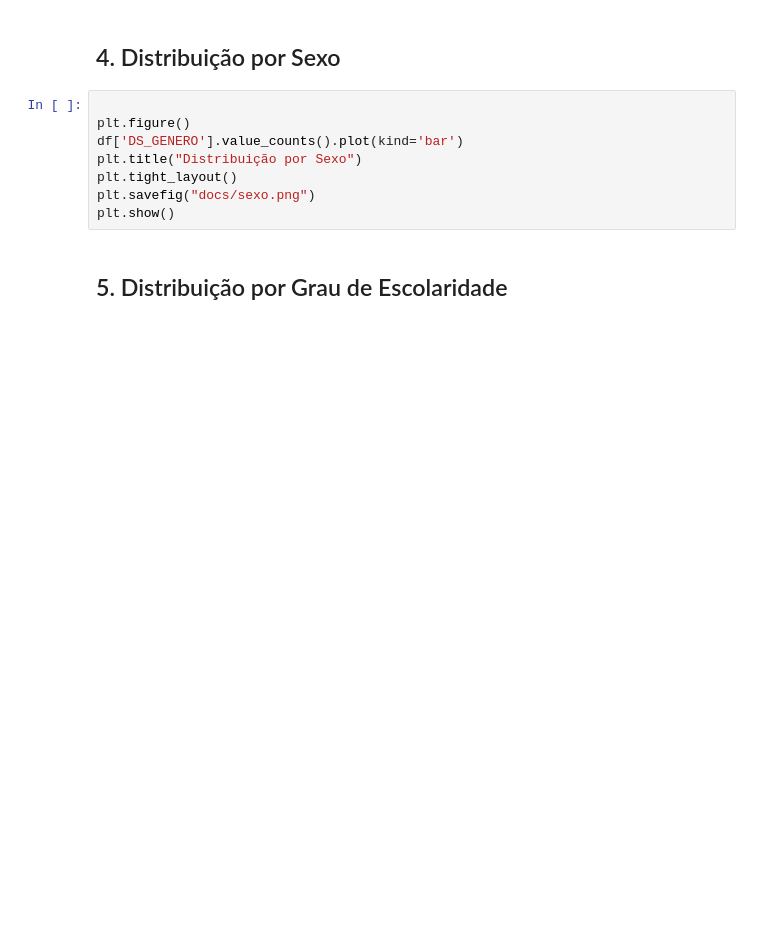
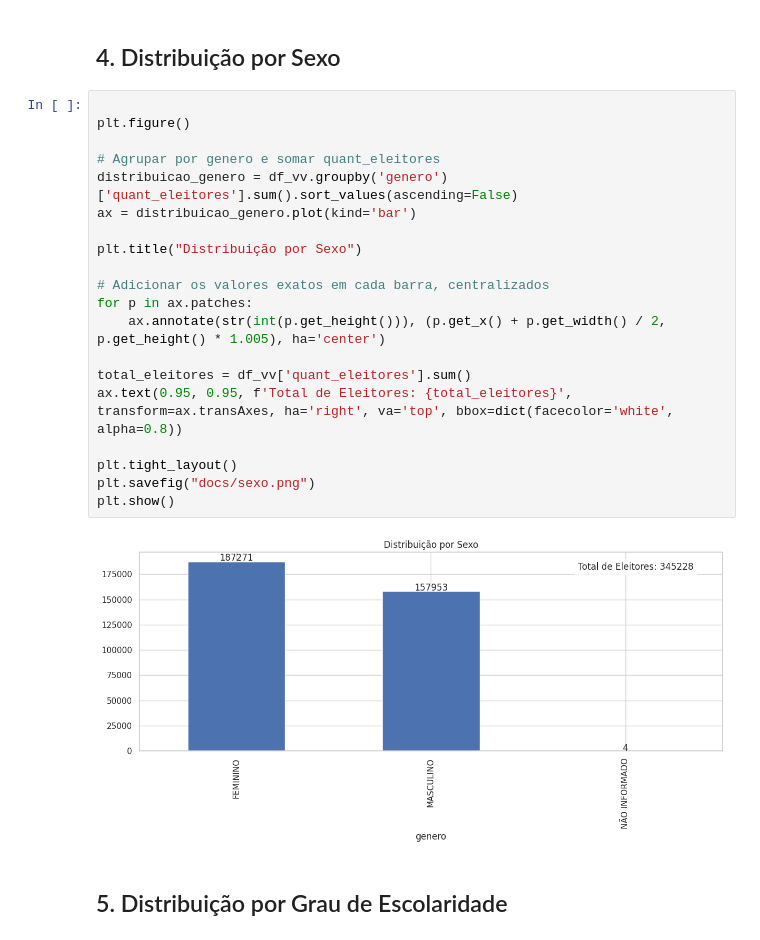
Before and after one commit to JohnDiognes/analise-perfil-eleitor-vila-velha, a Jupyter notebook: notebooks/02_analise_exploratoria (1).ipynb, the cells around one changed output. Cells and saved outputs as stored; diff of their text form; blank space fills up the shorter version.

```diff
--- a/notebooks/02_analise_exploratoria (1).ipynb
+++ b/notebooks/02_analise_exploratoria (1).ipynb
@@ -42,11 +116,25 @@ plt.show()
 # %%
 
 plt.figure()
-df['DS_GENERO'].value_counts().plot(kind='bar')
+
+# Agrupar por genero e somar quant_eleitores
+distribuicao_genero = df_vv.groupby('genero')['quant_eleitores'].sum().sort_values(ascending=False)
+ax = distribuicao_genero.plot(kind='bar')
+
 plt.title("Distribuição por Sexo")
+
+# Adicionar os valores exatos em cada barra, centralizados
+for p in ax.patches:
+    ax.annotate(str(int(p.get_height())), (p.get_x() + p.get_width() / 2, p.get_height() * 1.005), ha='center')
+
+total_eleitores = df_vv['quant_eleitores'].sum()
+ax.text(0.95, 0.95, f'Total de Eleitores: {total_eleitores}', transform=ax.transAxes, ha='right', va='top', bbox=dict(facecolor='white', alpha=0.8))
+
 plt.tight_layout()
 plt.savefig("docs/sexo.png")
 plt.show()
+# %% [output]
+[figure, added]
 # %% [markdown]
 ## 5. Distribuição por Grau de Escolaridade
 # %%
```
Also changed, not shown: parts of 23 cells of this notebook.
